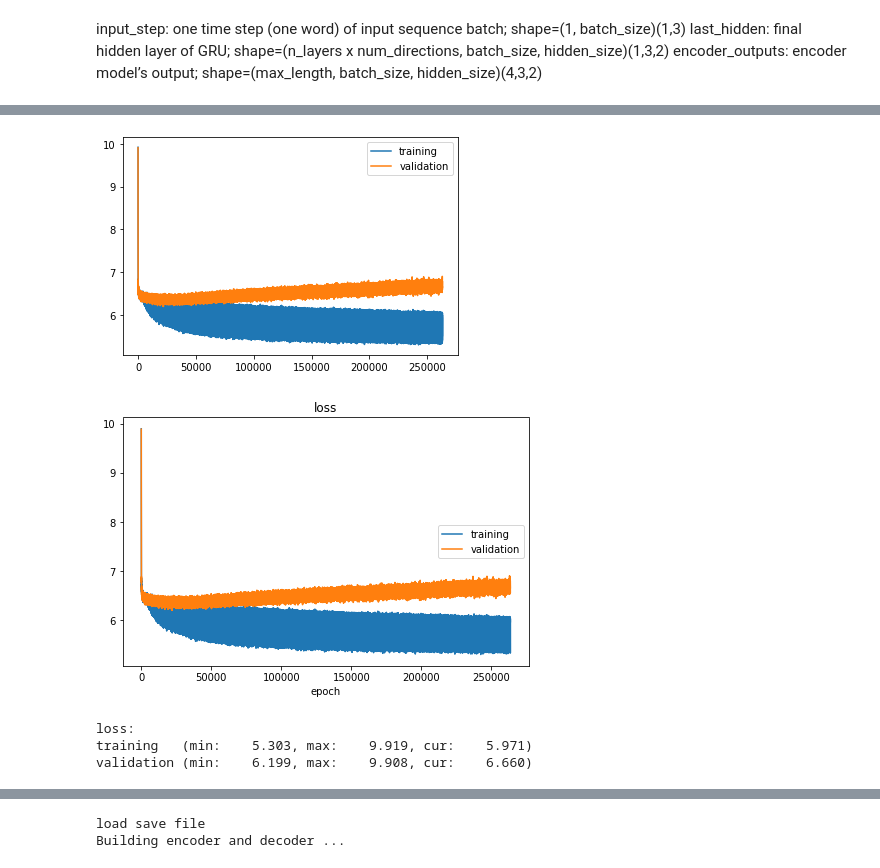
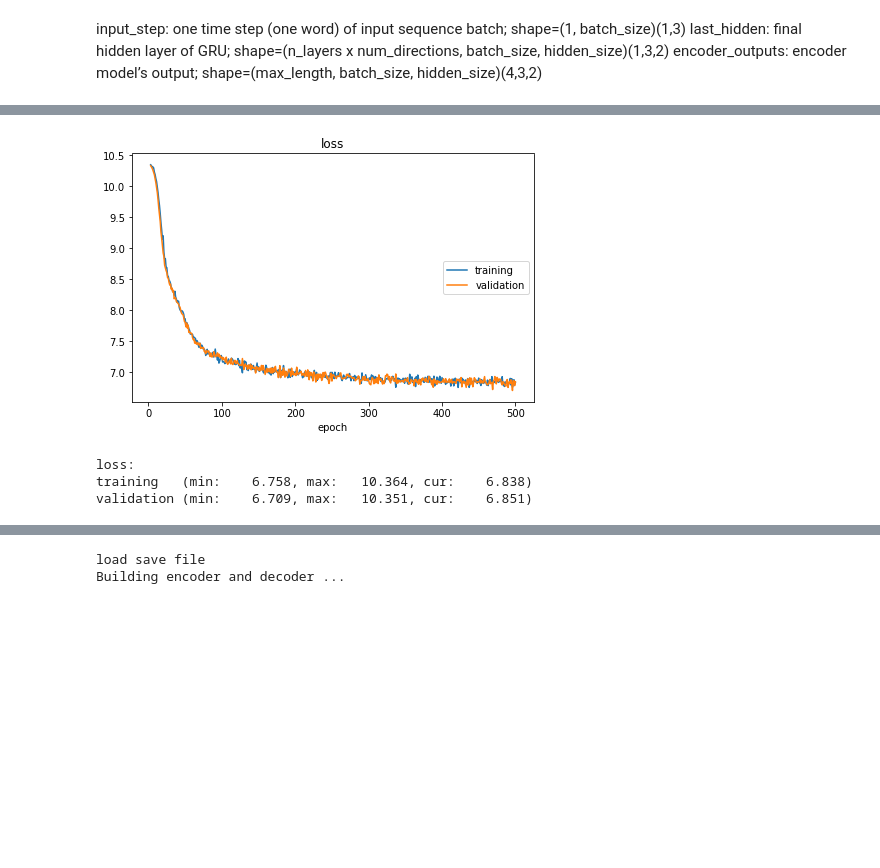
Before and after one commit to mmamoru/pytorch-seq2seq, a Jupyter notebook: on_mercury_ja-seq2seq.ipynb, the cells around one changed output, grey strips where cells are left out. Cells and saved outputs as stored; diff of their text form; code cells hidden in the pictures; blank space fills up the shorter version.

```diff
--- a/on_mercury_ja-seq2seq.ipynb
+++ b/on_mercury_ja-seq2seq.ipynb
@@ -711,7 +691,7 @@ def test(
         decoder_input = torch.LongTensor([[topi[i][0] for i in range(batch_size)]])
         decoder_input = decoder_input.to(device)
         # Calculate and accumulate loss
-        mask_loss, nTotal = maskNLLLoss(
+        mask_loss, nTotal = focalLoss(
             decoder_outputs, target_variable[t], mask[t]
         )
         loss += mask_loss
@@ -859,7 +839,7 @@ def trainIters(
 #                     iteration, iteration / n_iteration * 100, print_loss_avg
 #                 )
 #             )
-            with open('mercury_loss_logs','a') as f:
+            with open(voc.name[:-4]+'_logs','a') as f:
                 f.write("\nIteration: {}; Percent complete: {:.1f}%; Average loss: {:.4f}; Average validation loss: {:.4f}".format(
                     iteration, iteration / n_iteration * 100, print_loss_avg, print_val_loss_avg
                 )
@@ -869,7 +849,7 @@ def trainIters(
             print_val_loss = 0
 
             graph_x = range(len(liveloss.logs))
-            pdf = PdfPages('mercury_loss_logs.pdf')
+            pdf = PdfPages(voc.name[:-4]+'_logs.pdf')
             plt.figure()
             plt.plot(graph_x, [i['loss'] for i in liveloss.logs])
             plt.plot(graph_x, [i['val_loss'] for i in liveloss.logs])
@@ -905,13 +885,14 @@ def trainIters(
             )
 # %%
 import pickle
-# Load batches for each iteration
+# #Load batches for each iteration
 # train_pairs,test_pairs = train_test_split(pairs ,test_size=0.2)
-# with open('data/train_test_pairs.pickle', 'wb') as f:
+# with open('data/train_test_pairs_mecab.pickle', 'wb') as f:
 #     pickle.dump((train_pairs,test_pairs), f)
-with open("data/train_test_pairs.pickle", "rb") as f:
+with open("data/train_test_pairs_32k.pickle", "rb") as f:
     train_pairs,test_pairs = pickle.load(f)
 
+print(voc.name)
 print("ちゃんと目的のコーパスファイルを読み込んでいるか確認")
 print("train size",len(train_pairs))
 print("example",train_pairs[:2])
@@ -926,12 +908,12 @@ example [['▁それは ひどい w', '▁ すね 毛 は 嫌や もん ! w'], [
 # %%
 #訓練するときだけ
-
+print(voc.name)
 # Configure models
-model_name = "normal_model"
-# attn_model = 'dot'
+model_name = "focal_loss_model"
+attn_model = 'dot'
 # attn_model = 'general'
-attn_model = "concat"
-hidden_size = 128
+# attn_model = "concat"
+hidden_size = 256
 encoder_n_layers = 4
 decoder_n_layers = 4
 dropout = 0.1
@@ -940,10 +922,10 @@ teacher_forcing_ratio = 0.2
 
 # Set checkpoint to load from; set to None if starting from scratch
 loadFilename = None
-checkpoint_iter = 262000#100000
-loadFilename = os.path.join(save_dir, model_name, corpus_name,
-                           '{}-{}_{}_{}'.format(encoder_n_layers, decoder_n_layers, hidden_size, teacher_forcing_ratio),
-                           '{}_checkpoint.tar'.format(checkpoint_iter))
+checkpoint_iter = 27000#100000
+# loadFilename = os.path.join(save_dir, model_name, corpus_name,
+#                            '{}-{}_{}_{}'.format(encoder_n_layers, decoder_n_layers, hidden_size, teacher_forcing_ratio),
+#                            '{}_checkpoint.tar'.format(checkpoint_iter))
 
 
 # Load model if a loadFilename is provided
@@ -1014,7 +995,7 @@ import torch.optim as optim
 clip = 50.0
 teacher_forcing_ratio = 0.2####
 learning_rate = 0.0001#学習率を0.001とか大きめにとると（大きく無いと思うけど）途中でnanを吐き始める
-decoder_learning_ratio = 5.0
+decoder_learning_ratio = 2.0
 n_iteration = 500000
 print_every = 500
 save_every = 1000
@@ -1044,38 +1025,37 @@ for state in decoder_optimizer.state.values():
             state[k] = v.cuda()
 
 # Run training iterations
 print("count parameters")
 
 print("Starting Training!")
 trainIters(
     model_name,
     voc,
     train_pairs,
     test_pairs,
     encoder,
     decoder,
     encoder_optimizer,
     decoder_optimizer,
     embedding,
     encoder_n_layers,
     decoder_n_layers,
     save_dir,
     n_iteration,
     batch_size,
     teacher_forcing_ratio,
     print_every,
     save_every,
     clip,
     corpus_name,
     loadFilename,
     #cal_method=cal_method
 )
 # %% [output]
-[figure, old version]
+[figure, new version]
-[figure, removed]
 loss:
-training   (min:    5.303, max:    9.919, cur:    5.971)
-validation (min:    6.199, max:    9.908, cur:    6.660)
+training   (min:    6.758, max:   10.364, cur:    6.838)
+validation (min:    6.709, max:   10.351, cur:    6.851)
 # %%
 import torch.nn as nn
 # %%
```
Also changed, not shown: parts of 25 cells of this notebook, 12 other files.
